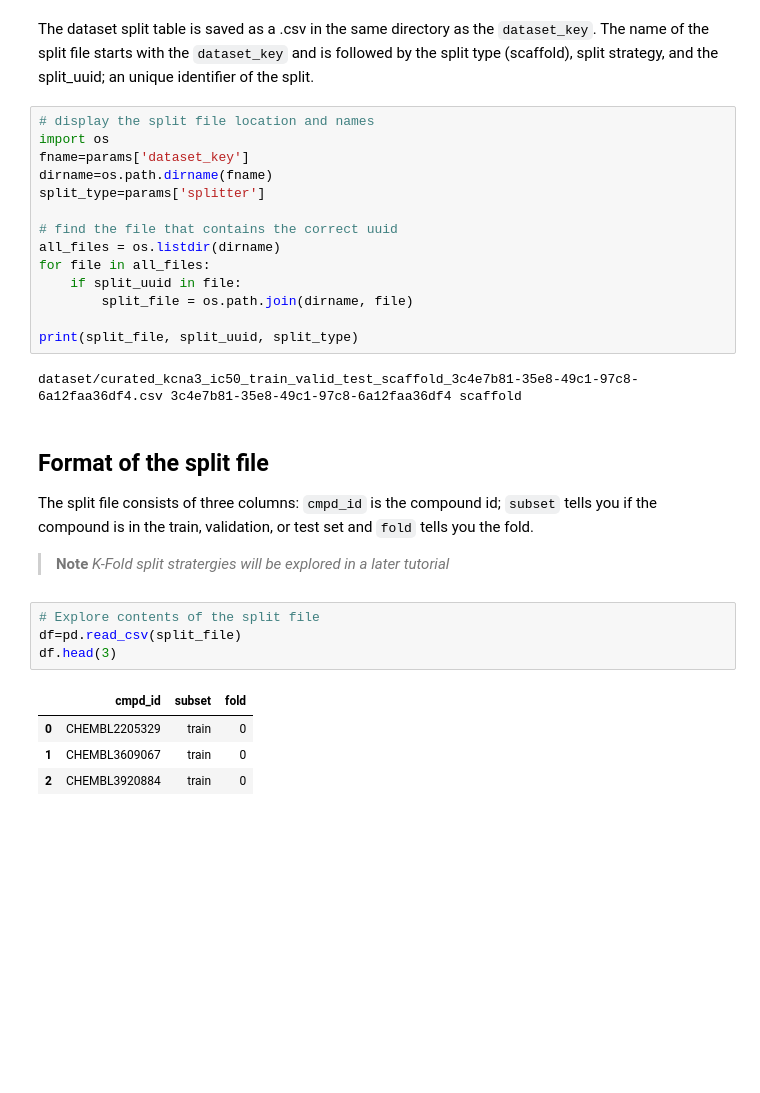
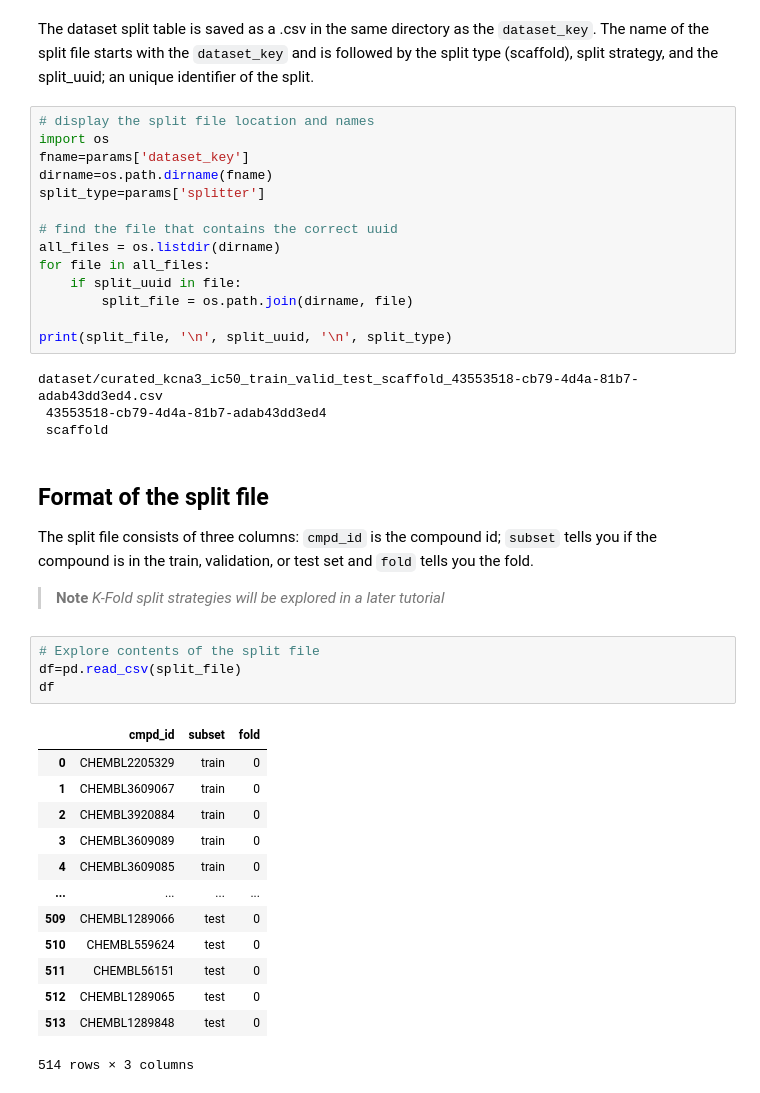
Before and after one commit to vgutta/AMPL-scaling, a Jupyter notebook: atomsci/ddm/examples/tutorials2023/03_perform_a_split.ipynb, the cells around one changed output. Drawn from its saved outputs; the diff is of its cells as text; blank space fills up the shorter version.

```diff
--- a/atomsci/ddm/examples/tutorials2023/03_perform_a_split.ipynb
+++ b/atomsci/ddm/examples/tutorials2023/03_perform_a_split.ipynb
@@ -127,21 +126,32 @@ for file in all_files:
     if split_uuid in file:
         split_file = os.path.join(dirname, file)
 
-print(split_file, split_uuid, split_type)
+print(split_file, '\n', split_uuid, '\n', split_type)
 # %% [output]
-dataset/curated_kcna3_ic50_train_valid_test_scaffold_3c4e7b81-35e8-49c1-97c8-6a12faa36df4.csv 3c4e7b81-35e8-49c1-97c8-6a12faa36df4 scaffold
+dataset/curated_kcna3_ic50_train_valid_test_scaffold_43553518-cb79-4d4a-81b7-adab43dd3ed4.csv
+ 43553518-cb79-4d4a-81b7-adab43dd3ed4
+ scaffold
 # %% [markdown]
 ## Format of the split file
 The split file consists of three columns: `cmpd_id` is the compound id; `subset` tells you if the compound is in the train, validation, or test set and `fold` tells you the fold.
 
-> **Note**  *K-Fold split stratergies will be explored in a later tutorial*
+> **Note**  *K-Fold split strategies will be explored in a later tutorial*
 # %%
 # Explore contents of the split file
 df=pd.read_csv(split_file)
-df.head(3)
+df
 # %% [output]
 |  | cmpd_id | subset | fold |
 | 0 | CHEMBL2205329 | train | 0 |
 | 1 | CHEMBL3609067 | train | 0 |
 | 2 | CHEMBL3920884 | train | 0 |
+| 3 | CHEMBL3609089 | train | 0 |
+| 4 | CHEMBL3609085 | train | 0 |
+| ... | ... | ... | ... |
+| 509 | CHEMBL1289066 | test | 0 |
+| 510 | CHEMBL559624 | test | 0 |
+| 511 | CHEMBL56151 | test | 0 |
+| 512 | CHEMBL1289065 | test | 0 |
+| 513 | CHEMBL1289848 | test | 0 |
+514 rows × 3 columns
 # %% [markdown]
```
Also changed, not shown: parts of 5 cells of this notebook.
